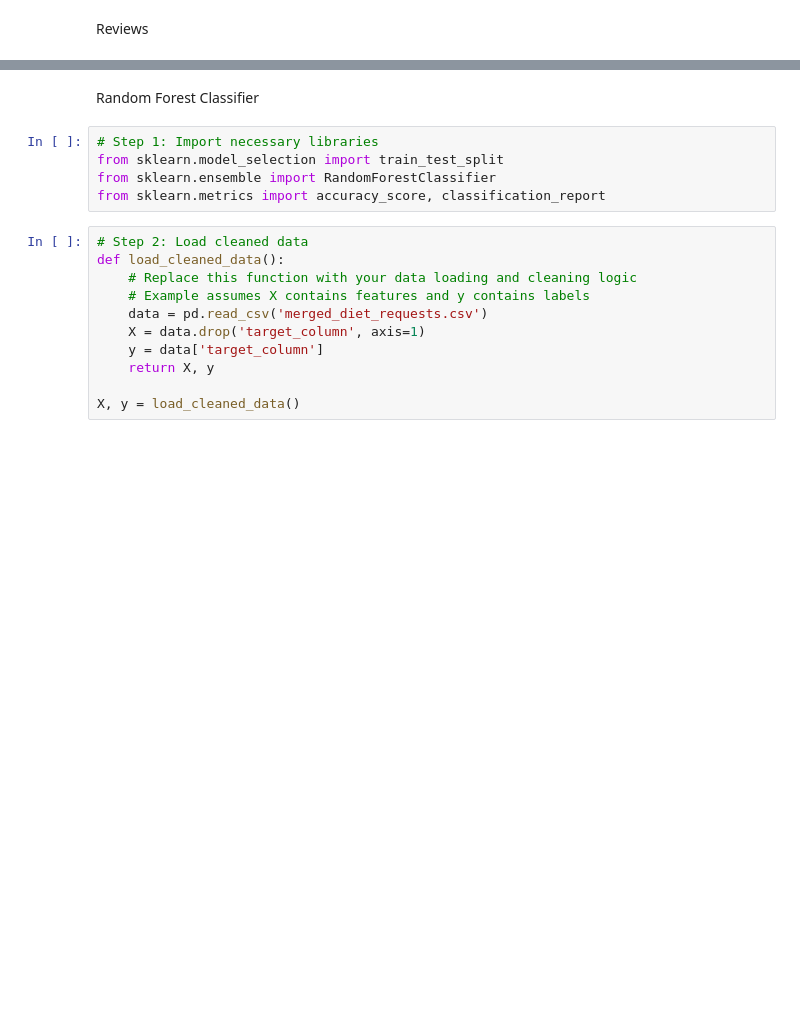
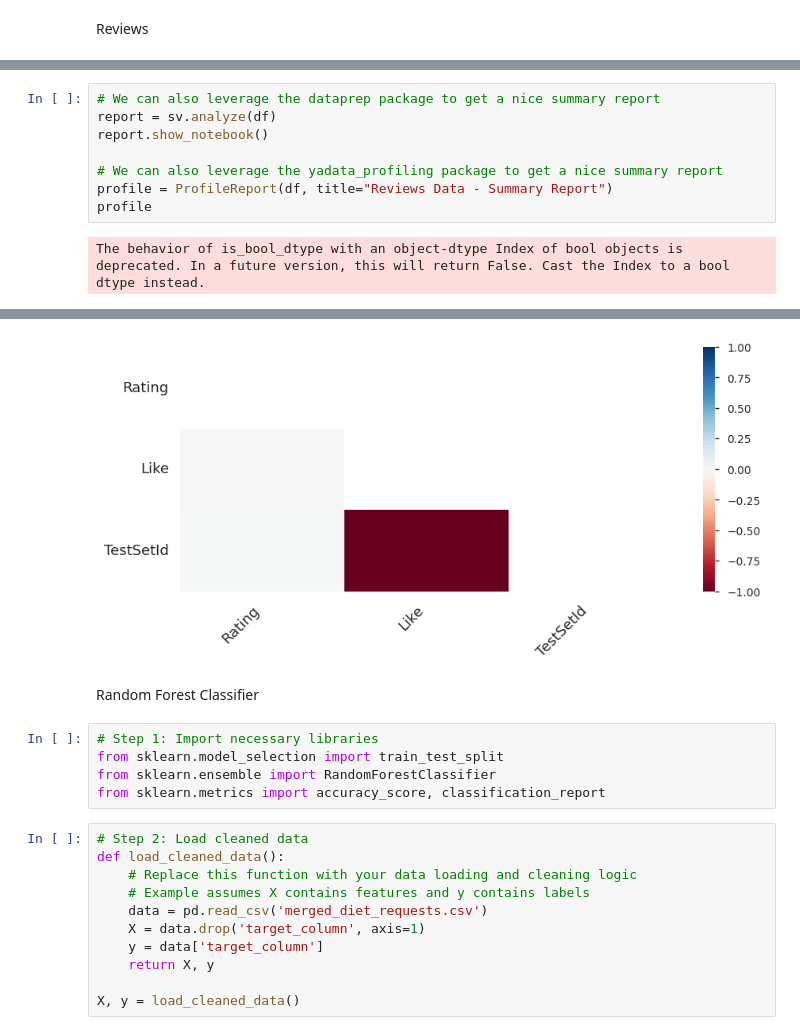
Before and after one commit to raj7vasani/AnalyticsCup_skilledShark, a Jupyter notebook: skilledShark_Submission.ipynb, the cells around one changed output, grey strips where cells are left out. Cells and saved outputs as stored; diff of their text form; blank space fills up the shorter version.

```diff
--- a/skilledShark_Submission.ipynb
+++ b/skilledShark_Submission.ipynb
@@ -234,0 +350,10 @@ Reviews
+# %%
+# We can also leverage the dataprep package to get a nice summary report
+report = sv.analyze(df)
+report.show_notebook()
+
+# We can also leverage the yadata_profiling package to get a nice summary report
+profile = ProfileReport(df, title="Reviews Data - Summary Report")
+profile
+# %% [output]
+The behavior of is_bool_dtype with an object-dtype Index of bool objects is deprecated. In a future version, this will return False. Cast the Index to a bool dtype instead.
@@ -235,3 +362,4 @@ Reviews
+[figure, added]
 # %% [markdown]
 Random Forest Classifier
 # %%
```
Also changed, not shown: parts of 8 cells of this notebook.
